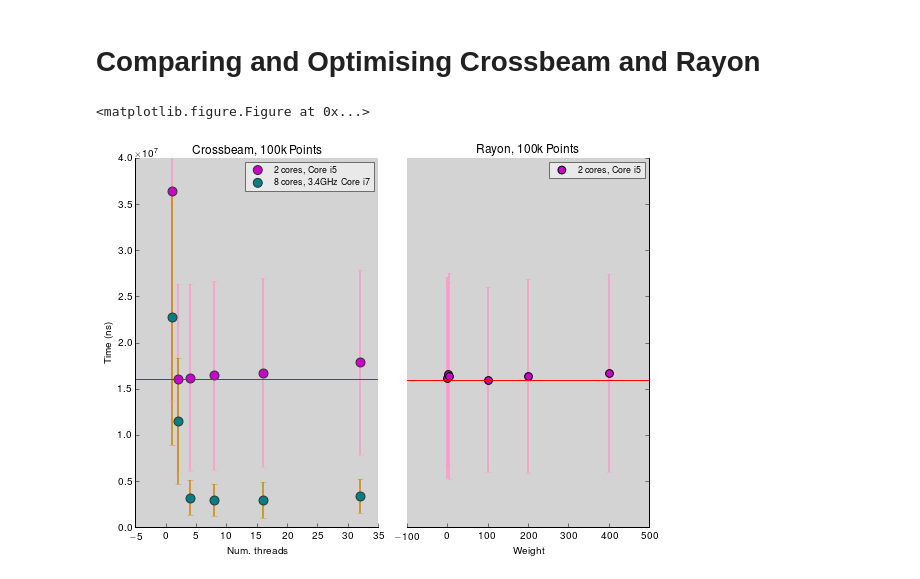
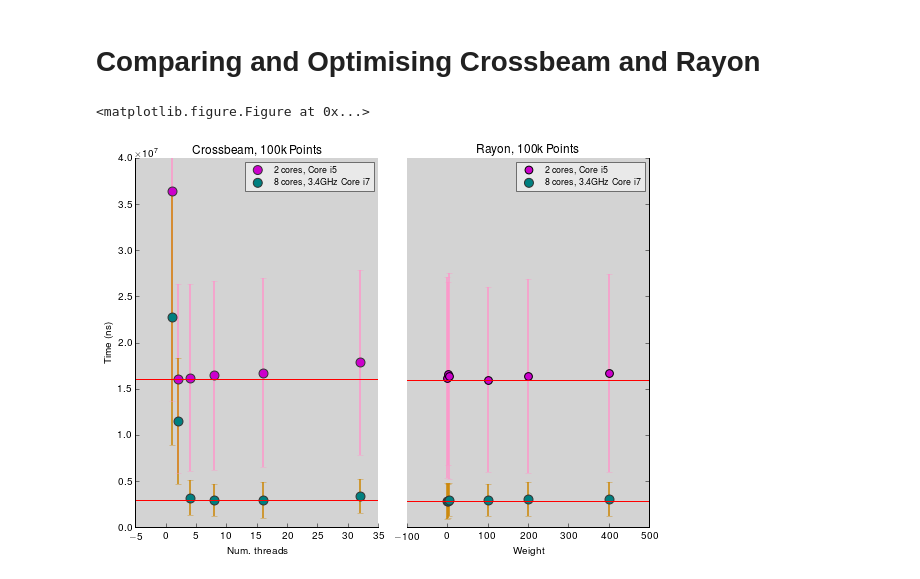
Before and after one commit to urschrei/lonlat_bng, a Jupyter notebook: rust_BNG.ipynb, the cells around one changed output. Drawn from its saved outputs; the diff is of its cells as text; code cells hidden in the pictures.

Commit message:
Add 8-core Rayon measurements

```diff
--- a/rust_BNG.ipynb
+++ b/rust_BNG.ipynb
@@ -417,7 +417,9 @@ leg.get_frame().set_alpha(0.5)
 
 plt.ylabel("Time (ns)")
 plt.xlabel("Num. threads")
+# highlight fastest runs
 plt.axhline(df_cb.time.min(), color='red')
+plt.axhline(df_cb_.time.min(), color='red')
 ax1.spines['top'].set_visible(False)
 ax1.spines['right'].set_visible(False)
 
@@ -463,46 +465,68 @@ plt.errorbar(df_ry['ivariable'].values, df_ry['time'].values, yerr=df_ry['error'
     alpha=0.75,
     zorder=1
 )
+
+# filter by cores and method (8 cores)
+df_ry_ = df[(df.cores == 8) & (df.method == "rayon")]
+rayon_ = plt.scatter(df_ry_['ivariable'], df_ry_['time'],
+    color='#008080',
+    edgecolor='#333333',
+    marker='o',
+    lw=1,
+    s=80,
+    alpha=1.0,
+    zorder=2,
+)
+plt.errorbar(df_ry_['ivariable'].values, df_ry_['time'].values, yerr=df_ry_['error'].values,
+    linestyle="None",
+    color='#cc8400',
+    lw=2.,
+    alpha=0.75,
+    zorder=1
+)
+
 plt.xlabel("Weight")
 ax2.set_yticklabels([])
+# highlight fastest runs
 plt.axhline(df_ry.time.min(), color='red')
+plt.axhline(df_ry_.time.min(), color='red')
 ax2.spines['top'].set_visible(False)
 ax2.spines['right'].set_visible(True)
 ax2.spines['left'].set_visible(False)
 plt.title("Rayon, 100k Points", fontsize=12)
 
 leg = plt.legend(
-    (rayon,),
-    ('2 cores, Core i5',),
+    (rayon, rayon_),
+    ('2 cores, Core i5', '8 cores, 3.4GHz Core i7'),
     loc='upper right',
     scatterpoints=1,
     fontsize=9)
 leg.get_frame().set_alpha(0.5)
 
 # x ticks
 # x ticks
 plt.tick_params(
     axis='x',
     which='both',
     top='off',
     bottom='on',
     labelbottom='on')
 
 #  y ticks
 plt.tick_params(
     axis='y',
     which='both',
     left='off',
     right='on',
     labelbottom='off')
 
 # output
 plt.tight_layout()
 plt.savefig(
     'crossbeam_v_rayon.png',
     format="png", bbox_inches='tight',
     alpha=True, dpi=100)
 plt.show()
 # %% [output]
 <matplotlib.figure.Figure at 0x...>
-[figure, old version]
+[figure, new version]
```
Also changed, not shown: parts of 1 cell of this notebook, 2 other files.
